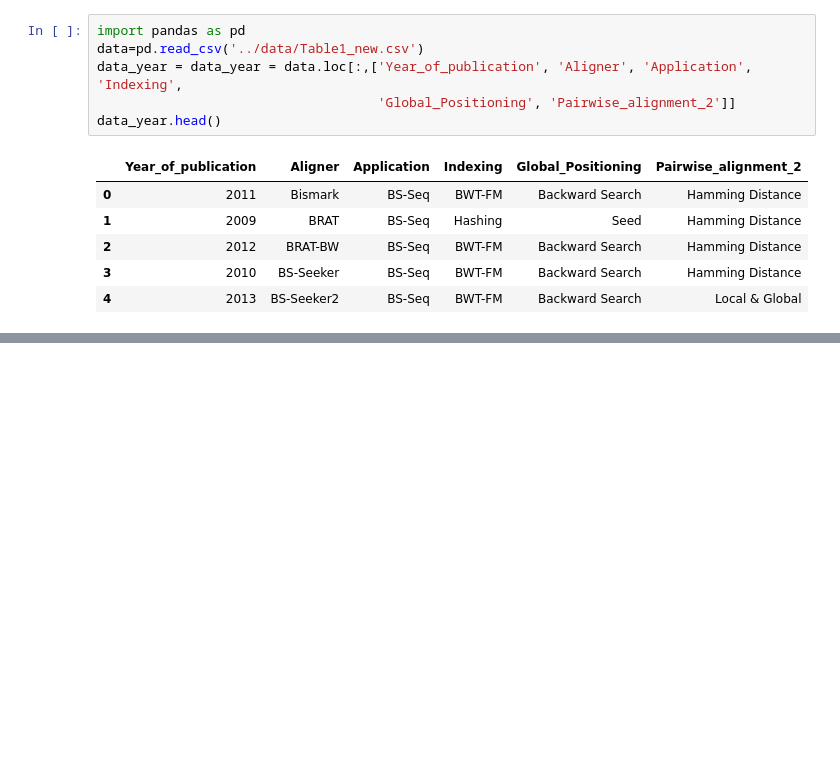
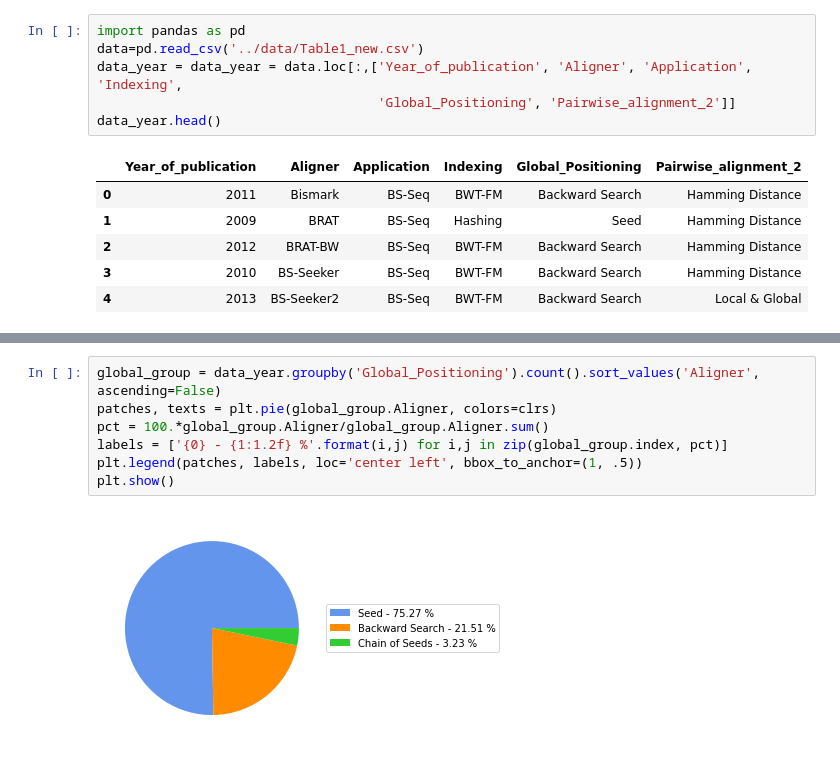
Before and after one commit to Mangul-Lab-USC/technology.dictates.algorithms, a Jupyter notebook: notebooks/year_figures.ipynb, the cells around one changed output, grey strips where cells are left out. Saved outputs shown, nothing was run; the diff lists cells and outputs as text; blank space fills up the shorter version.

```diff
--- a/notebooks/year_figures.ipynb
+++ b/notebooks/year_figures.ipynb
@@ -47,0 +48,9 @@ plt.pie(pairwise_group.Aligner, labels=pairwise_group.index)
+# %%
+global_group = data_year.groupby('Global_Positioning').count().sort_values('Aligner', ascending=False)
+patches, texts = plt.pie(global_group.Aligner, colors=clrs)
+pct = 100.*global_group.Aligner/global_group.Aligner.sum()
+labels = ['{0} - {1:1.2f} %'.format(i,j) for i,j in zip(global_group.index, pct)]
+plt.legend(patches, labels, loc='center left', bbox_to_anchor=(1, .5))
+plt.show()
+# %% [output]
+[figure, added]
```
Also changed, not shown: parts of 9 cells of this notebook.
